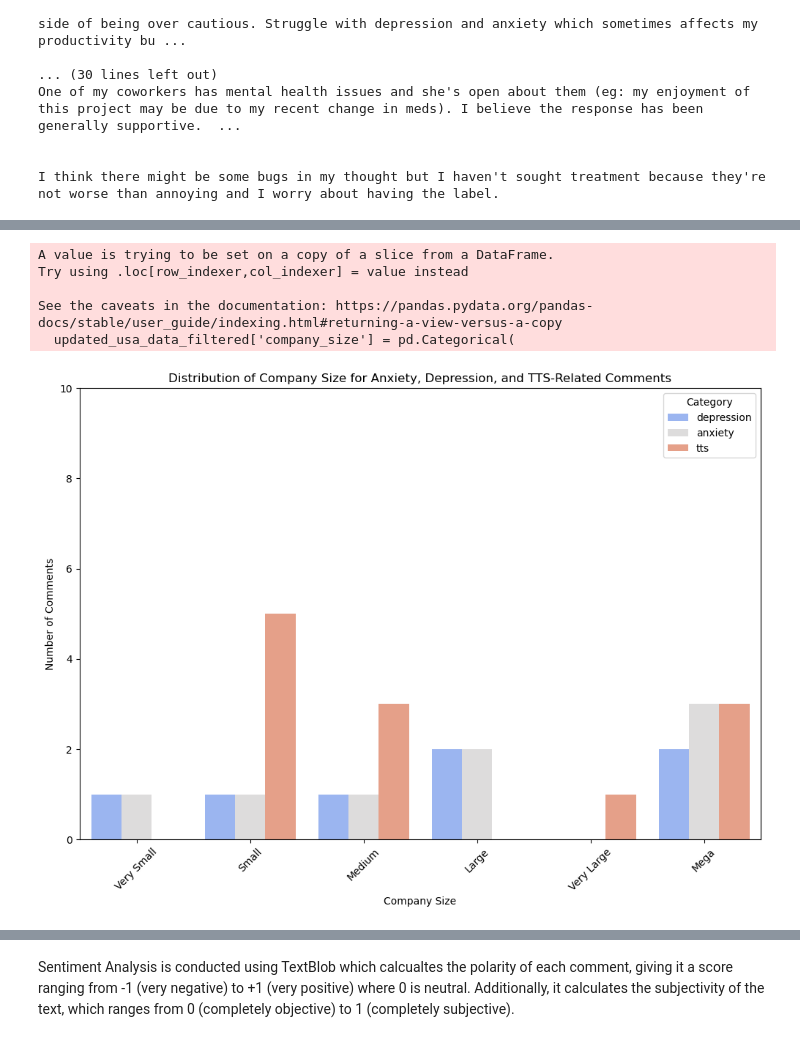
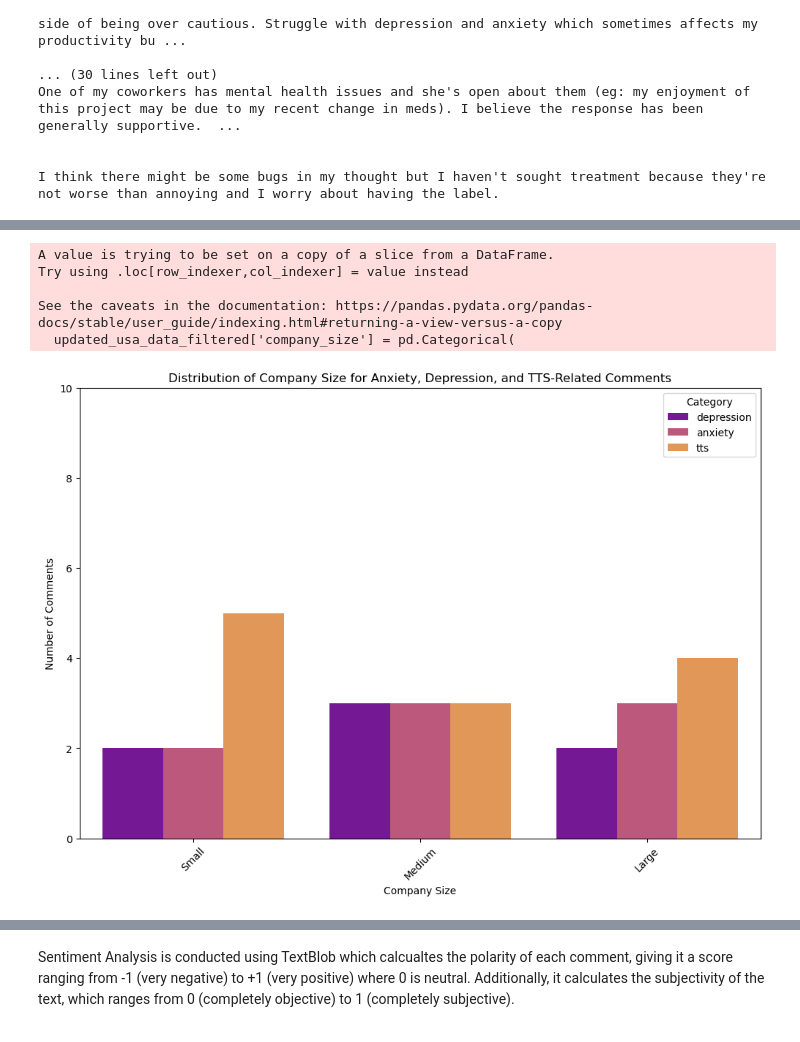
Before and after one commit to rinals/Proj3-grp4-Mentalhealth_Tech, a Jupyter notebook: tech_mental_health_analysis.ipynb, the cells around one changed output, grey strips where cells are left out. Cells and saved outputs as stored; diff of their text form; code cells hidden in the pictures.

```diff
--- a/tech_mental_health_analysis.ipynb
+++ b/tech_mental_health_analysis.ipynb
@@ -661,33 +587,30 @@ Categories (6, object): ['Very Small' < 'Small' < 'Medium' < 'Large' < 'Very Lar
 # %%
 # Ensure that the company_size column is treated as a categorical variable with the correct order
 updated_usa_data_filtered['company_size'] = pd.Categorical(
     updated_usa_data_filtered['company_size'],
     categories=[
-        'Very Small',
         'Small',
         'Medium',
         'Large',
-        'Very Large',
-        'Mega'
     ],
     ordered=True
 )
 
 # Plotting the bar chart for the 'company_size' factor and 'category'
 plt.figure(figsize=(12, 8))
-sns.countplot(data=updated_usa_data_filtered, x='company_size', hue='category', color_palette='Set2')
+sns.countplot(data=updated_usa_data_filtered, x='company_size', hue='category', palette='plasma')
 plt.title('Distribution of Company Size for Anxiety, Depression, and TTS-Related Comments')
 plt.xlabel('Company Size')
 plt.ylabel('Number of Comments')
 plt.legend(title='Category')
 plt.ylim(0, 10)  # Set the y-axis limit as needed
 plt.xticks(rotation=45)
 plt.show()
 # %% [output]
 A value is trying to be set on a copy of a slice from a DataFrame.
 Try using .loc[row_indexer,col_indexer] = value instead
 
 See the caveats in the documentation: https://pandas.pydata.org/pandas-docs/stable/user_guide/indexing.html#returning-a-view-versus-a-copy
   updated_usa_data_filtered['company_size'] = pd.Categorical(
-[figure, old version]
+[figure, new version]
 # %%
```
Also changed, not shown: parts of 15 cells of this notebook.
